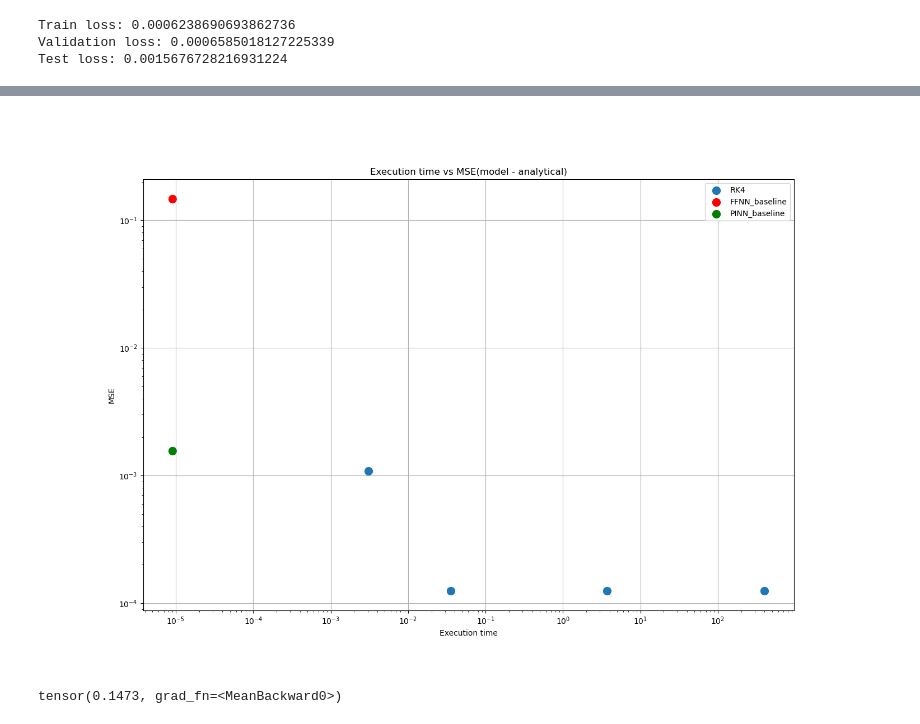
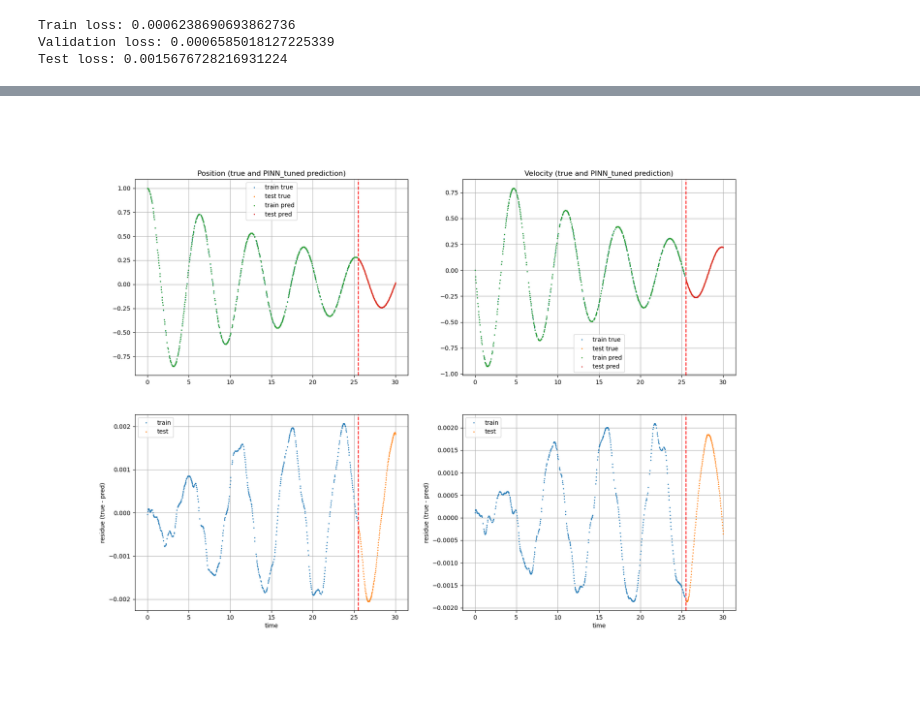
Before and after one commit to luigiEG/FYS5429_Project1, a Jupyter notebook: src/DHOscillator_analysis.ipynb, the cells around one changed output, grey strips where cells are left out. Drawn from its saved outputs; the diff is of its cells as text; code cells hidden in the pictures.

Commit message:
finished analysis for DHOscillator, finished tuning of PINN

```diff
--- a/src/DHOscillator_analysis.ipynb
+++ b/src/DHOscillator_analysis.ipynb
@@ -393,26 +371,8 @@ plt.yscale('log')
-# %%
-# scatter plot of the execution time and the MSE
-plt.figure(figsize=(15, 10))
-# marker size 10
-plt.scatter(execution_time, MSE_RK, label='RK4', marker='o', s=100)
-plt.xscale('log')
-plt.yscale('log')
-plt.ylabel('MSE')
-plt.xlabel('Execution time')
-
-# add the FFNN point
-plt.scatter(PINN_baseline_time, FFNN_baseline_test_loss, label='FFNN_baseline', color='r', s=100)
-plt.scatter(PINN_baseline_time, PINN_baseline_test_loss, label='PINN_baseline', color='g', s=100)
-plt.legend()
-plt.grid()
-
-# title
-plt.title('Execution time vs MSE(model - analytical)')
-# save the figure
-plt.savefig('../plot/DHOscillator_execution_time_vs_MSE.png')
-# %% [output]
-[figure, removed]
-# %%
-FFNN_baseline_test_loss
-# %% [output]
-tensor(0.1473, grad_fn=<MeanBackward0>)
+# %%
+# import DHO_PINN_tuned
+DHO_PINN_tuned = torch.load('../models/DHO_PINN_tuned.pt')
+# %%
+# plot results
+plot_results(DHO_PINN_tuned, train_X_batches, train_Y_batches, val_X, val_Y, test_X, test_Y, save=True, name='PINN_tuned')
+# %% [output]
+[figure, added]
```
Also changed, not shown: parts of 28 cells of this notebook, 7 other files.
